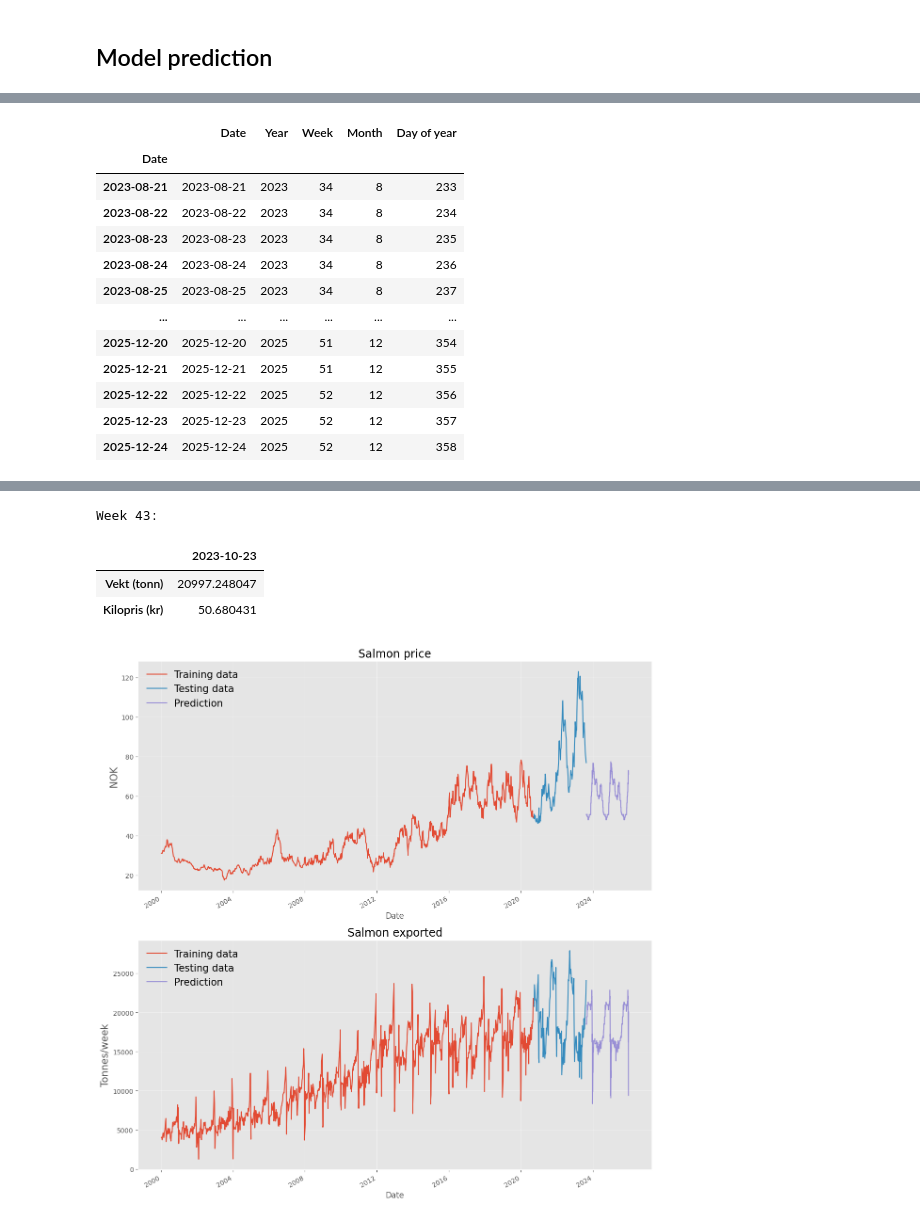
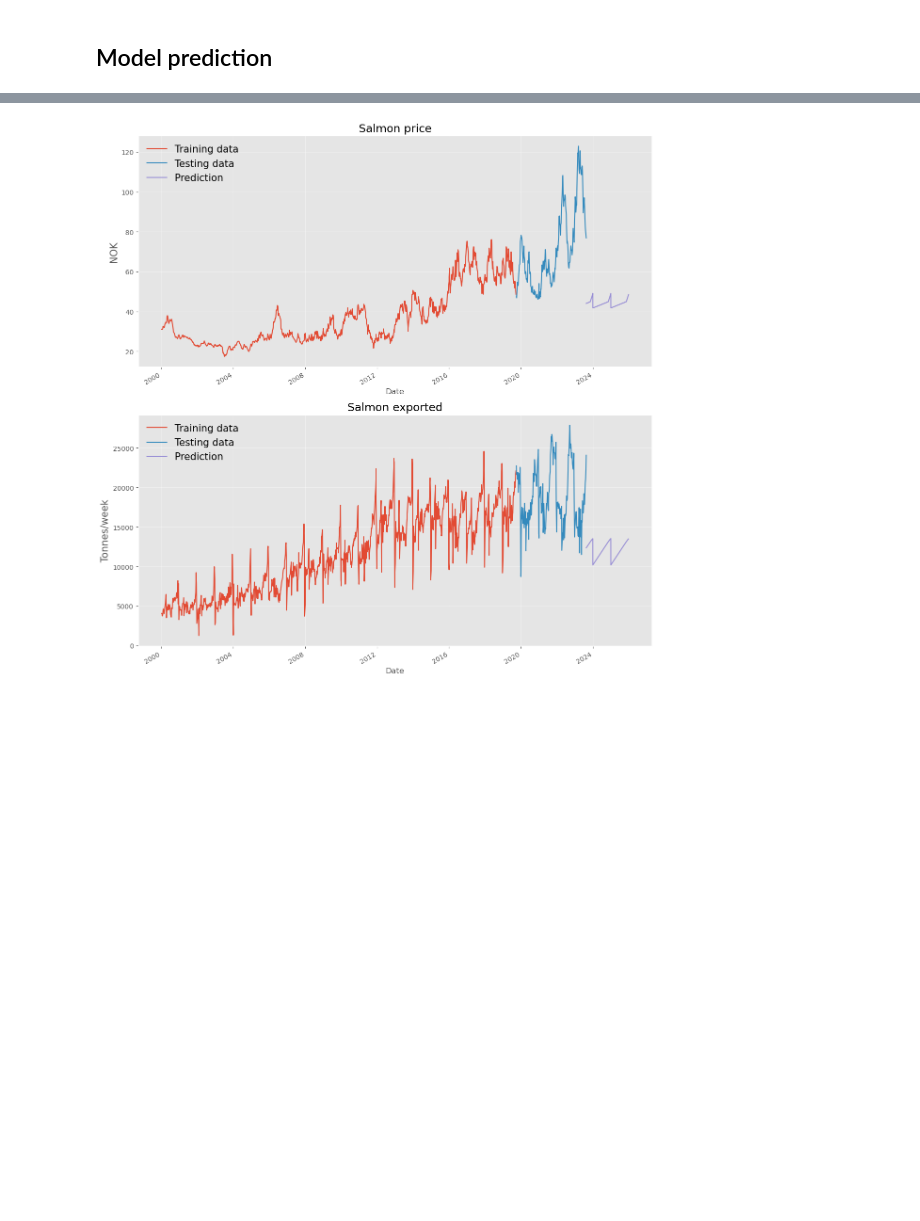
Before and after one commit to jonedamas/data_science_projects, a Jupyter notebook: projects/salmon_price_prediction/pred_RNN.ipynb, the cells around one changed output, grey strips where cells are left out. Saved outputs shown, nothing was run; the diff lists cells and outputs as text; code cells hidden in the pictures; blank space fills up the shorter version.

```diff
--- a/projects/salmon_price_prediction/pred_RNN.ipynb
+++ b/projects/salmon_price_prediction/pred_RNN.ipynb
@@ -29,16 +26,5 @@ data.drop(['uke'], axis=1, inplace=True)
 
 add_lags(data)
 
-data['log_returns'] = np.log(data['Vekt (tonn)']/data['Vekt (tonn)'].shift())
 display(data)
-
-fig, (ax1, ax2) = plt.subplots(2, figsize=(10, 7))
-
-data['Kilopris (kr)'].plot(ax=ax1, ylabel='NOK')
-data['Vekt (tonn)'].plot(ax=ax2, color='red', ylabel='Tonnes/week')
-ax1.set_title('Fresh salmon price')
-ax2.set_title('Fresh salmon exported')
-ax1.grid(alpha=0.4); ax2.grid(alpha=0.4)
-ax1.set_xlabel('Date'); ax2.set_xlabel('Date')
-fig.tight_layout()
 # %% [output]
@@ -125,8 +91,9 @@ Mean Squared Error: 4037109.6977
 # %% [markdown]
 ## Model prediction
 # %%
-fi = pd.DataFrame(data=reg_model.feature_importances_, index=reg_model.feature_names_in_, columns=['Importance'])
-display(fi)
+# Print the evaluation results for each fold
+for i, test_loss in enumerate(test_loss_scores):
+    print(f"Fold {i+1} - Test Loss: {test_loss:.4f}")
 
 future_dates = pd.DataFrame(
     pd.date_range(
@@ -137,12 +104,11 @@ future_dates = pd.DataFrame(
 
 future_dates.set_index(future_dates['Date'], inplace=True)
 add_lags(future_dates)
-
-display(future_dates)
-
 future_dates.drop('Date', axis=1, inplace=True)
 
-predictions = pd.DataFrame(reg_model.predict(future_dates), columns=targets, index=future_dates.index)
+
+predictions = pd.DataFrame(model.predict(future_dates), columns=targets, index=future_dates.index)
+
 
 fig, axs = plt.subplots(2, figsize=(12, 12))
 
@@ -160,7 +126,7 @@ for i, target in enumerate(['Kilopris (kr)', 'Vekt (tonn)']):
 
 fig.tight_layout()
 
-# Week 43:
-print('Week 43:')
-display(pd.DataFrame(predictions.loc['2023-10-23']))
+# # Week 43:
+# print('Week 43:')
+# display(pd.DataFrame(predictions.loc['2023-10-23']))
 # %% [output]
@@ -172,13 +132,0 @@ display(pd.DataFrame(predictions.loc['2023-10-23']))
-|  | Date | Year | Week | Month | Day of year |
-| Date |  |  |  |  |  |
-| 2023-08-21 | 2023-08-21 | 2023 | 34 | 8 | 233 |
-| 2023-08-22 | 2023-08-22 | 2023 | 34 | 8 | 234 |
-| 2023-08-23 | 2023-08-23 | 2023 | 34 | 8 | 235 |
-| 2023-08-24 | 2023-08-24 | 2023 | 34 | 8 | 236 |
-| 2023-08-25 | 2023-08-25 | 2023 | 34 | 8 | 237 |
-| ... | ... | ... | ... | ... | ... |
-| 2025-12-20 | 2025-12-20 | 2025 | 51 | 12 | 354 |
-| 2025-12-21 | 2025-12-21 | 2025 | 51 | 12 | 355 |
-| 2025-12-22 | 2025-12-22 | 2025 | 52 | 12 | 356 |
-| 2025-12-23 | 2025-12-23 | 2025 | 52 | 12 | 357 |
-| 2025-12-24 | 2025-12-24 | 2025 | 52 | 12 | 358 |
@@ -186,5 +139 @@ display(pd.DataFrame(predictions.loc['2023-10-23']))
-Week 43:
-|  | 2023-10-23 |
-| Vekt (tonn) | 20997.248047 |
-| Kilopris (kr) | 50.680431 |
-[figure, old version]
+[figure, new version]
```
Also changed, not shown: parts of 6 cells of this notebook.
